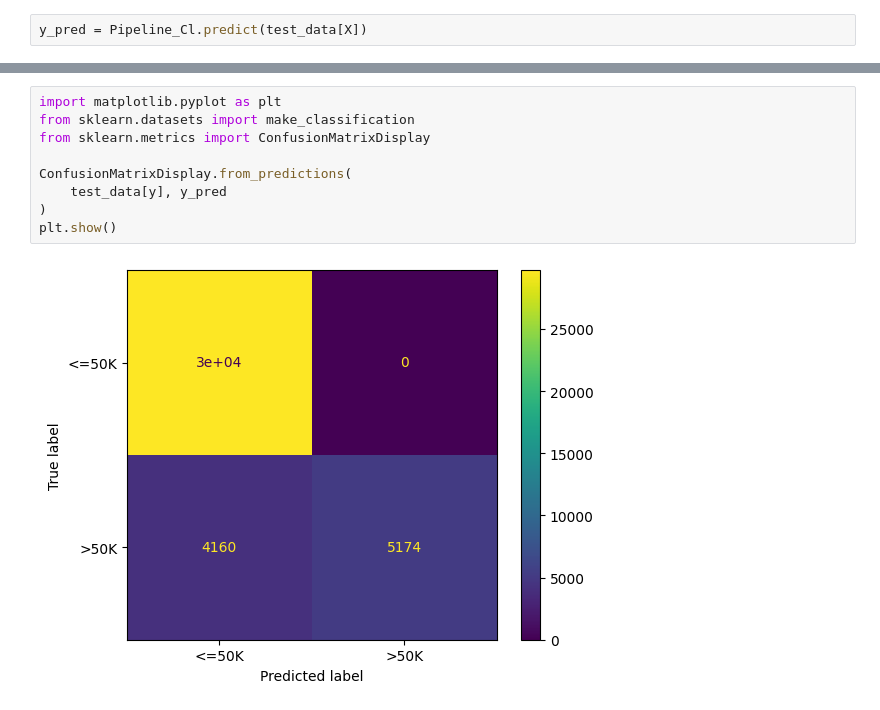
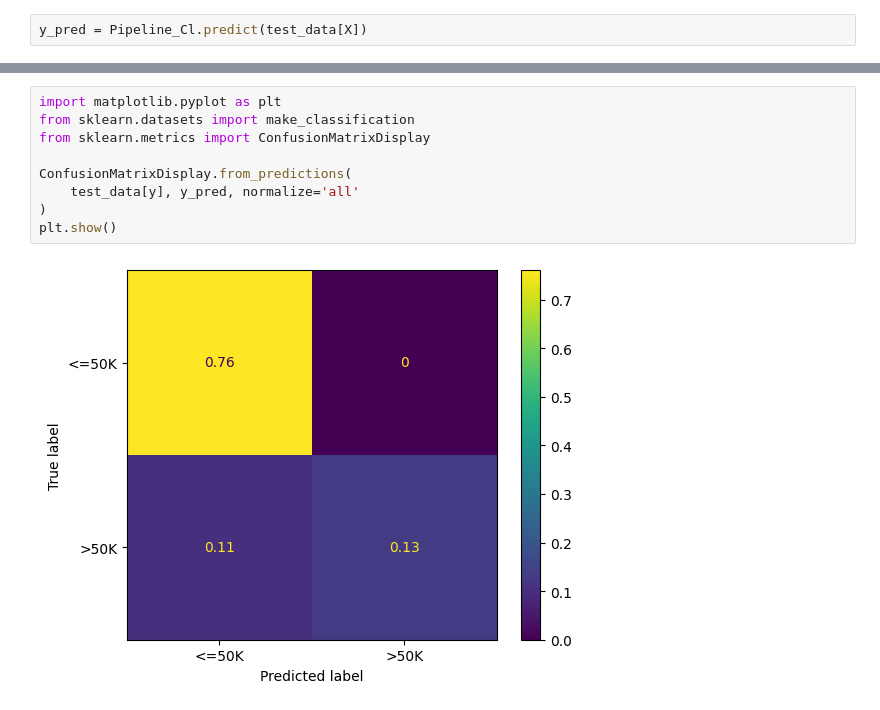
Before and after one commit to LennartRes/Abschlussarbeit, a Jupyter notebook: pipeline.ipynb, the cells around one changed output, grey strips where cells are left out. Saved outputs shown, nothing was run; the diff lists cells and outputs as text.

```diff
--- a/pipeline.ipynb
+++ b/pipeline.ipynb
@@ -268,11 +319,11 @@ y_pred = Pipeline_Cl.predict(test_data[X])
 # %%
 import matplotlib.pyplot as plt
 from sklearn.datasets import make_classification
 from sklearn.metrics import ConfusionMatrixDisplay
 
 ConfusionMatrixDisplay.from_predictions(
-    test_data[y], y_pred
+    test_data[y], y_pred, normalize='all'
 )
 plt.show()
 # %% [output]
-[figure, old version]
+[figure, new version]
```
Also changed, not shown: parts of 9 cells of this notebook.
